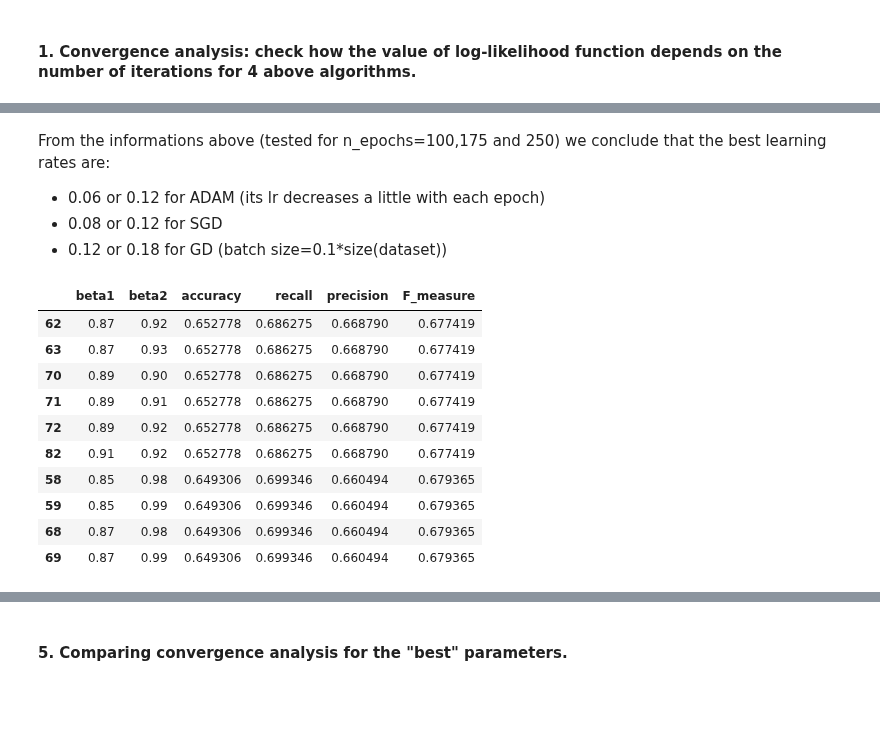
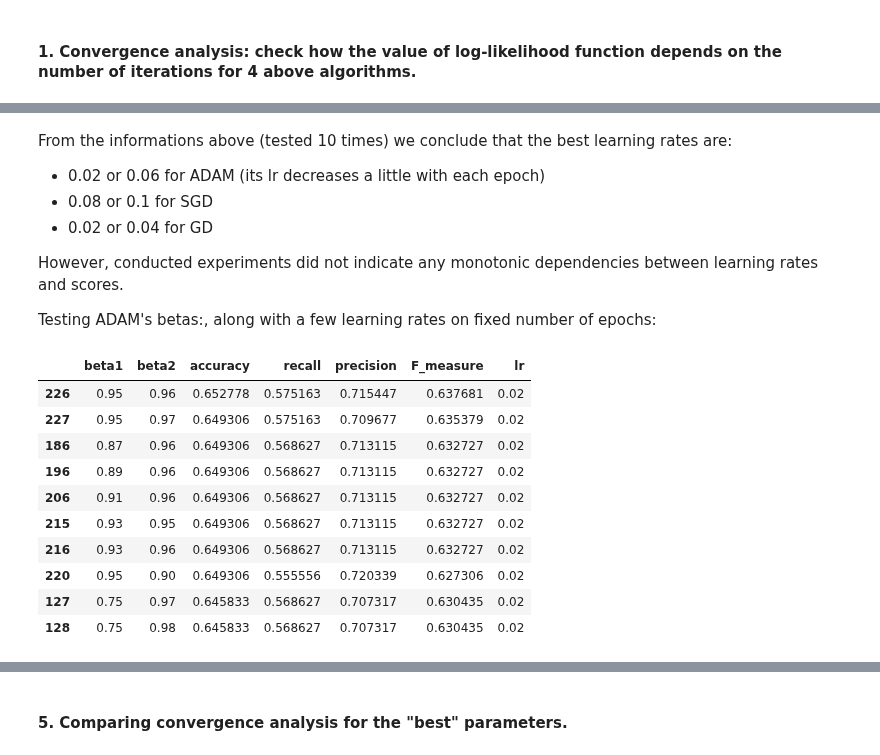
Before and after one commit to pawel99k/AML2022, a Jupyter notebook: Project1/experiments/Retinopathy_experiments.ipynb, the cells around one changed output, grey strips where cells are left out. Saved outputs shown, nothing was run; the diff lists cells and outputs as text; code cells hidden in the pictures; blank space fills up the shorter version.

```diff
--- a/Project1/experiments/Retinopathy_experiments.ipynb
+++ b/Project1/experiments/Retinopathy_experiments.ipynb
@@ -97,0 +159,21 @@ plt.show()
+# %%
+lr_models_scaled = {
+     'GD': LogReg(optimization='Gradient Descent', learning_rate=lr, epochs=n_epochs, batch_size=0.1),
+     'SGD': LogReg(optimization='Stochastic Gradient Descent', learning_rate=lr, epochs=n_epochs),
+     'IRLS': LogReg(optimization='Iterative Reweighted Least Squares', epochs=n_epochs),
+     'ADAM': LogReg(optimization='Adaptive Moment Estimation', epochs=n_epochs, learning_rate=lr, beta_1=0.9,
+                    beta_2=0.99, epsilon=1e-8)
+ }
+# %%
+plt.figure(figsize=(16, 10))
+losses_scaled={}
+for model_name, model in lr_models_scaled.items():
+    model.train(X_train_scaled, y_train_scaled)
+    losses_scaled[model_name]=model.get_optimizer_training_losses()
+    plt.plot(range(len(losses_scaled[model_name])), losses_scaled[model_name], label=model_name)
+plt.title('Scaled Retinopathy: All 4 implementations',fontsize='xx-large')
+plt.xlabel("Iteration",fontsize='xx-large')
+plt.ylabel("Loss",fontsize='xx-large')
+plt.legend()
+plt.savefig('retinopathy_conv_03.svg')
+plt.show()
@@ -130,30 +272,37 @@ res_test_learning_rates.sort_values(by=['accuracy','F_measure','recall','precisi
 # %% [markdown]
-From the informations above (tested for n_epochs=100,175 and 250) we conclude that the best learning rates are:
-- 0.06 or 0.12 for ADAM (its lr decreases a little with each epoch)
-- 0.08 or 0.12 for SGD
-- 0.12 or 0.18 for GD (batch size=0.1*size(dataset))
+From the informations above (tested 10 times) we conclude that the best learning rates are:
+- 0.02 or 0.06 for ADAM (its lr decreases a little with each epoch)
+- 0.08 or 0.1 for SGD
+- 0.02 or 0.04 for GD
+
+However, conducted experiments did not indicate any monotonic dependencies between learning rates and scores.
+
+Testing ADAM's betas:, along with a few learning rates on fixed number of epochs:
 # %%
 tested_betas_1=np.linspace(start=0.75,stop=.97,num=12)
 tested_betas_2=np.linspace(start=0.90,stop=0.99,num=10)
+tested_lr_adam=[0.002, 0.02, 0.06, 0.2]
 
-res_test_betas=experiments.test_betas(X_train=X_train,
-                                      y_train=y_train,
-                                      X_test=X_test,
-                                      y_test=y_test,
+res_test_betas=experiments.test_betas(X_train=X_train_scaled,
+                                      y_train=y_train_scaled,
+                                      X_test=X_test_scaled,
+                                      y_test=y_test_scaled,
                                       tested_betas1=tested_betas_1,
-                                      tested_betas2=tested_betas_2,lr=0.12,n_epochs=40)
+                                      tested_betas2=tested_betas_2,
+                                      learning_rates=tested_lr_adam,
+                                      n_epochs=150)
 
 res_test_betas.sort_values(by=['accuracy','F_measure','recall','precision'],ascending=False).head(10)
 # %% [output]
-|  | beta1 | beta2 | accuracy | recall | precision | F_measure |
-| 62 | 0.87 | 0.92 | 0.652778 | 0.686275 | 0.668790 | 0.677419 |
-| 63 | 0.87 | 0.93 | 0.652778 | 0.686275 | 0.668790 | 0.677419 |
-| 70 | 0.89 | 0.90 | 0.652778 | 0.686275 | 0.668790 | 0.677419 |
-| 71 | 0.89 | 0.91 | 0.652778 | 0.686275 | 0.668790 | 0.677419 |
-| 72 | 0.89 | 0.92 | 0.652778 | 0.686275 | 0.668790 | 0.677419 |
-| 82 | 0.91 | 0.92 | 0.652778 | 0.686275 | 0.668790 | 0.677419 |
-| 58 | 0.85 | 0.98 | 0.649306 | 0.699346 | 0.660494 | 0.679365 |
-| 59 | 0.85 | 0.99 | 0.649306 | 0.699346 | 0.660494 | 0.679365 |
-| 68 | 0.87 | 0.98 | 0.649306 | 0.699346 | 0.660494 | 0.679365 |
-| 69 | 0.87 | 0.99 | 0.649306 | 0.699346 | 0.660494 | 0.679365 |
+|  | beta1 | beta2 | accuracy | recall | precision | F_measure | lr |
+| 226 | 0.95 | 0.96 | 0.652778 | 0.575163 | 0.715447 | 0.637681 | 0.02 |
+| 227 | 0.95 | 0.97 | 0.649306 | 0.575163 | 0.709677 | 0.635379 | 0.02 |
+| 186 | 0.87 | 0.96 | 0.649306 | 0.568627 | 0.713115 | 0.632727 | 0.02 |
+| 196 | 0.89 | 0.96 | 0.649306 | 0.568627 | 0.713115 | 0.632727 | 0.02 |
+| 206 | 0.91 | 0.96 | 0.649306 | 0.568627 | 0.713115 | 0.632727 | 0.02 |
+| 215 | 0.93 | 0.95 | 0.649306 | 0.568627 | 0.713115 | 0.632727 | 0.02 |
+| 216 | 0.93 | 0.96 | 0.649306 | 0.568627 | 0.713115 | 0.632727 | 0.02 |
+| 220 | 0.95 | 0.90 | 0.649306 | 0.555556 | 0.720339 | 0.627306 | 0.02 |
+| 127 | 0.75 | 0.97 | 0.645833 | 0.568627 | 0.707317 | 0.630435 | 0.02 |
+| 128 | 0.75 | 0.98 | 0.645833 | 0.568627 | 0.707317 | 0.630435 | 0.02 |
 # %% [markdown]
```
Also changed, not shown: parts of 33 cells of this notebook, 17 other files.
